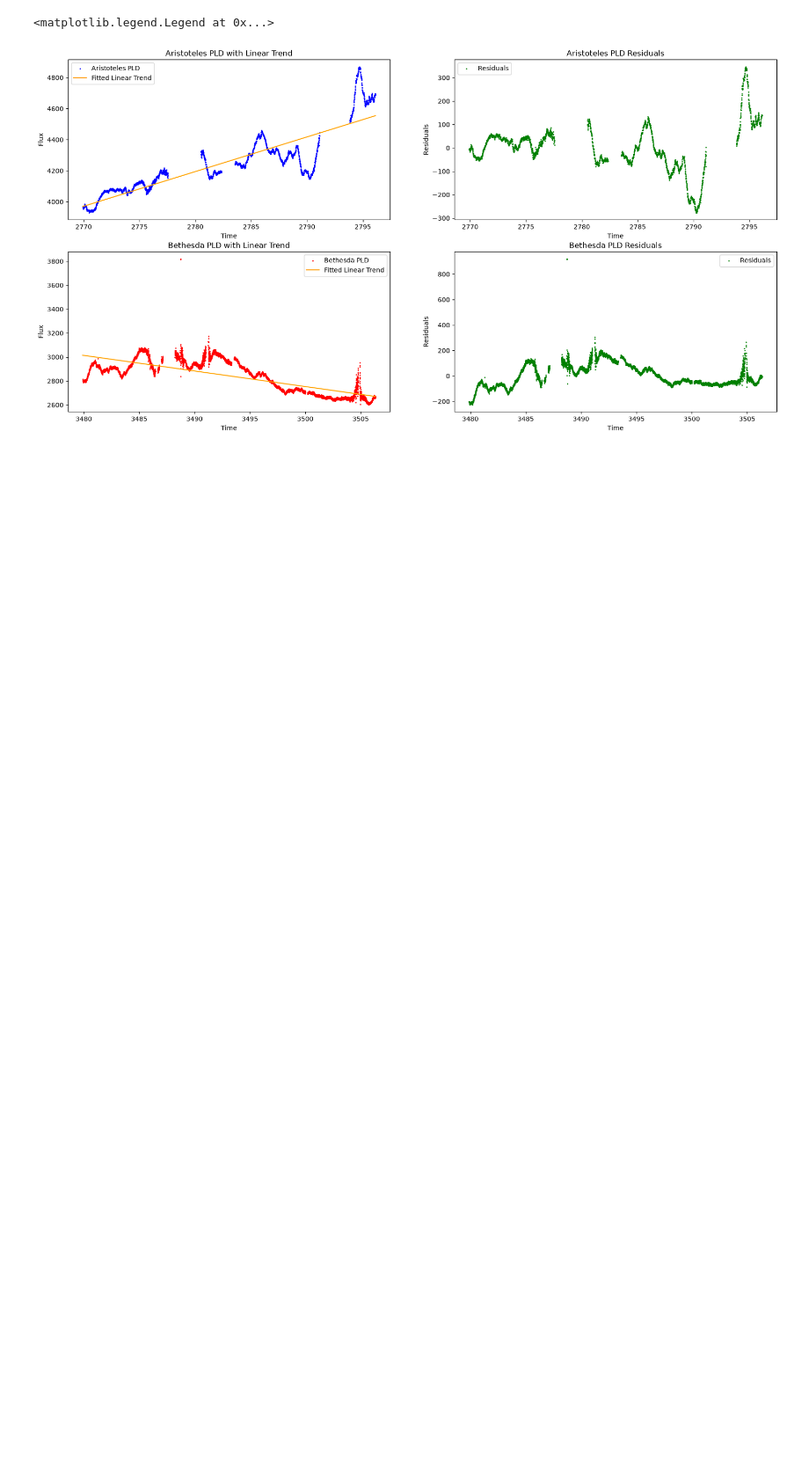
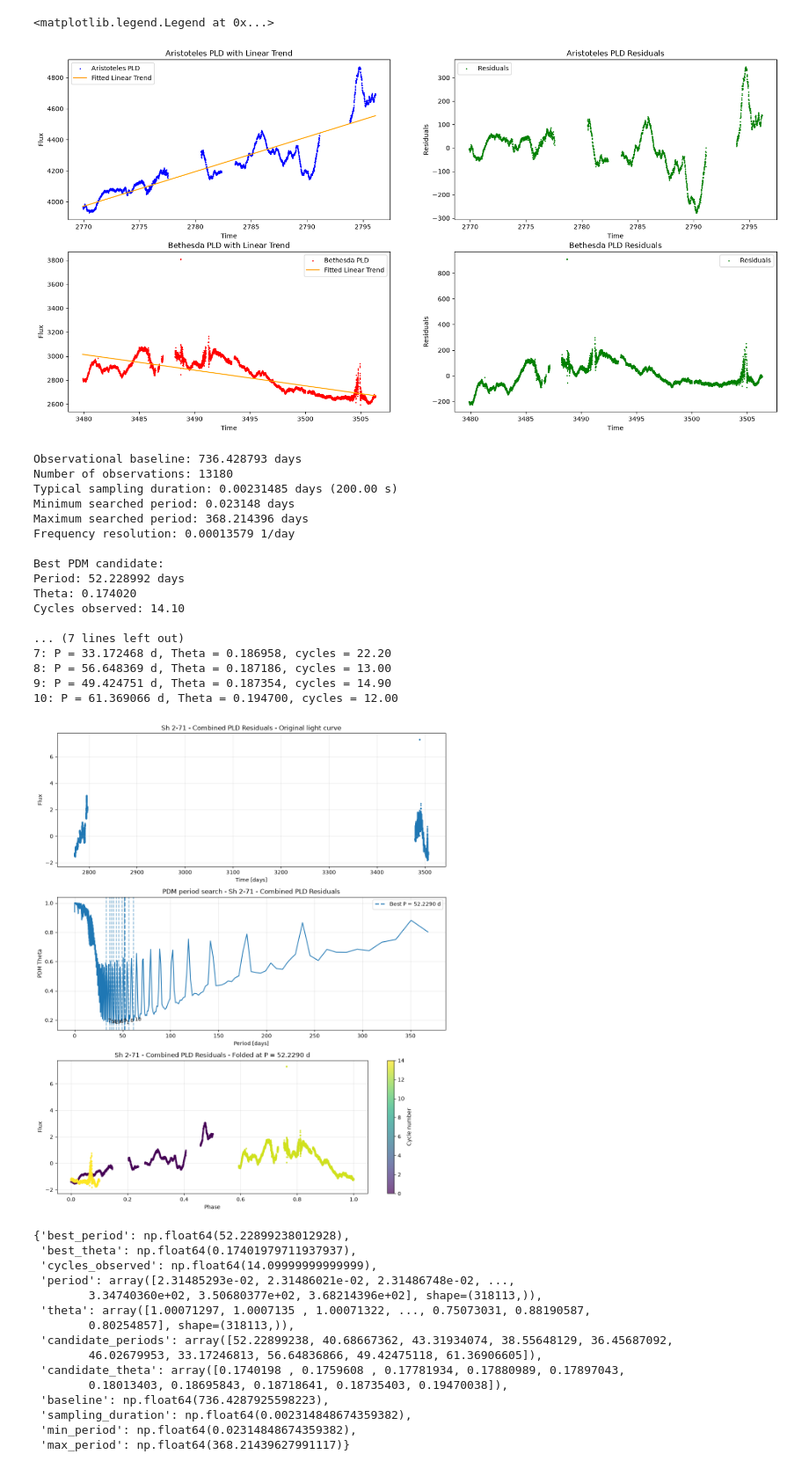
Before and after one commit to JuanSobalvarro/cencainternship, a Jupyter notebook: sh271.ipynb, the cells around one changed output. Shown at 88% size. Cells and saved outputs as stored; diff of their text form; code cells hidden in the pictures; blank space fills up the shorter version.

```diff
--- a/sh271.ipynb
+++ b/sh271.ipynb
@@ -11,6 +11,10 @@ import numpy as np
 import astropy.units as u
 %matplotlib inline
 
-coords = SkyCoord("285.5 +2.156388", unit=("deg", "deg"))
+import cencalib as cl
 
-search: lk.SearchResult = lk.search_tesscut(coords)
+data = cl.DataRetrieving(
+    coords=SkyCoord("285.5 +2.156388", unit=("deg", "deg")),
+    cutout_size=(20, 20),
+    quality_mask="default"
+)
@@ -27,15 +22,0 @@ SearchResult containing 2 data products.
-# %%
-if len(search) == 0:
-    raise ValueError("No TESS cutouts found for the given coordinates.")
-
-files = search.download_all(cutout_size=(20, 20), download_dir="./fitsdata", quality_bitmask="default")
-
-# lets analyze each file, if we iterate over the SearchResult object we get a Table with metadata for each file
-if files is None or len(files) < 2:
-    raise ValueError("No valid files were downloaded. Please check the search results.")
-
-aristoteles: lk.TessTargetPixelFile = files[0]
-bethesda: lk.TessTargetPixelFile = files[1]
-
-if not isinstance(aristoteles, lk.TessTargetPixelFile) and not isinstance(bethesda, lk.TessTargetPixelFile):
-    raise TypeError("One or both of the files are not of type TessTargetPixelFile.")
@@ -176,10 +166,10 @@ Effective exposure: 158.4 s
 # to decide the pixels we will cover we take in count the size of the PN
 # which is 2.1 arcmin, so having that tess pixels are 21 arcsec we need to cover 6x6 pixels
 
-aper_new = np.zeros(aristoteles.shape[1:], dtype=bool)
+aper_new = np.zeros(data.get_aristoteles_file().shape[1:], dtype=bool)
 aper_new[8:14, 8:13] = True
 
-aristoteles.plot()
+data.get_aristoteles_file().plot()
 # %% [output]
 <Axes: title={'center': 'Target ID: 285.5, 2.156388, Cadence: 0'}, xlabel='Pixel Column Number', ylabel='Pixel Row Number'>
 [figure]
@@ -1382,4 +1223,9 @@ def identify_polynomial_trend(lc, degree=1):
 # %%
+lc_processing = cl.LightCurveProcessing(data)
+
+lc_aristoteles_pld = lc_processing.get_aristoteles_lightcurve(method=cl.Method.PLD)
+lc_bethesda_pld = lc_processing.get_bethesda_lightcurve(method=cl.Method.PLD)
+
 aristoteles_linear_trend = identify_linear_trend(lc_aristoteles_pld)
 bethesda_linear_trend = identify_linear_trend(lc_bethesda_pld)
 
@@ -1413,6 +1259,52 @@ ax[1, 1].legend()
 # %% [output]
 <matplotlib.legend.Legend at 0x...>
 [figure]
+# %%
+
+# process_pdm(lc_aristoteles_pld.time.value, lc_aristoteles_pld.flux.value, n_bins=10, n_candidates=10, title="Sh 2-71 - Aristoteles PLD Residuals")
+# process_pdm(lc_bethesda_pld.time.value, lc_bethesda_pld.flux.value, n_bins=10, n_candidates=10, title="Sh 2-71 - Bethesda PLD Residuals")
+
+normalized_a_curve = (lc_aristoteles_pld.flux.value - np.mean(lc_aristoteles_pld.flux.value)) / np.std(lc_aristoteles_pld.flux.value)
+normalized_b_curve = (lc_bethesda_pld.flux.value - np.mean(lc_bethesda_pld.flux.value)) / np.std(lc_bethesda_pld.flux.value)
+
+full_curve = np.concatenate([normalized_a_curve, normalized_b_curve])
+full_time = np.concatenate([lc_aristoteles_pld.time.value, lc_bethesda_pld.time.value])
+
+process_pdm(full_time, full_curve, n_bins=10, n_candidates=10, title="Sh 2-71 - Combined PLD Residuals")
+# %% [output]
+Observational baseline: 736.428793 days
+Number of observations: 13180
+Typical sampling duration: 0.00231485 days (200.00 s)
+Minimum searched period: 0.023148 days
+Maximum searched period: 368.214396 days
+Frequency resolution: 0.00013579 1/day
+
+Best PDM candidate:
+Period: 52.228992 days
+Theta: 0.174020
+Cycles observed: 14.10
+
+... (7 lines left out)
+7: P = 33.172468 d, Theta = 0.186958, cycles = 22.20
+8: P = 56.648369 d, Theta = 0.187186, cycles = 13.00
+9: P = 49.424751 d, Theta = 0.187354, cycles = 14.90
+10: P = 61.369066 d, Theta = 0.194700, cycles = 12.00
+[figure, added]
+{'best_period': np.float64(52.22899238012928),
+ 'best_theta': np.float64(0.17401979711937937),
+ 'cycles_observed': np.float64(14.09999999999999),
+ 'period': array([2.31485293e-02, 2.31486021e-02, 2.31486748e-02, ...,
+        3.34740360e+02, 3.50680377e+02, 3.68214396e+02], shape=(318113,)),
+ 'theta': array([1.00071297, 1.0007135 , 1.00071322, ..., 0.75073031, 0.88190587,
+        0.80254857], shape=(318113,)),
+ 'candidate_periods': array([52.22899238, 40.68667362, 43.31934074, 38.55648129, 36.45687092,
+        46.02679953, 33.17246813, 56.64836866, 49.42475118, 61.36906605]),
+ 'candidate_theta': array([0.1740198 , 0.1759608 , 0.17781934, 0.17880989, 0.17897043,
+        0.18013403, 0.18695843, 0.18718641, 0.18735403, 0.19470038]),
+ 'baseline': np.float64(736.4287925598223),
+ 'sampling_duration': np.float64(0.002314848674359382),
+ 'min_period': np.float64(0.02314848674359382),
+ 'max_period': np.float64(368.21439627991117)}
 # %%
 aristoteles_cuadratic_trend = identify_cuadratic_trend(lc_aristoteles_pld)
 bethesda_cuadratic_trend = identify_cuadratic_trend(lc_bethesda_pld)
```
Also changed, not shown: parts of 31 cells of this notebook.
